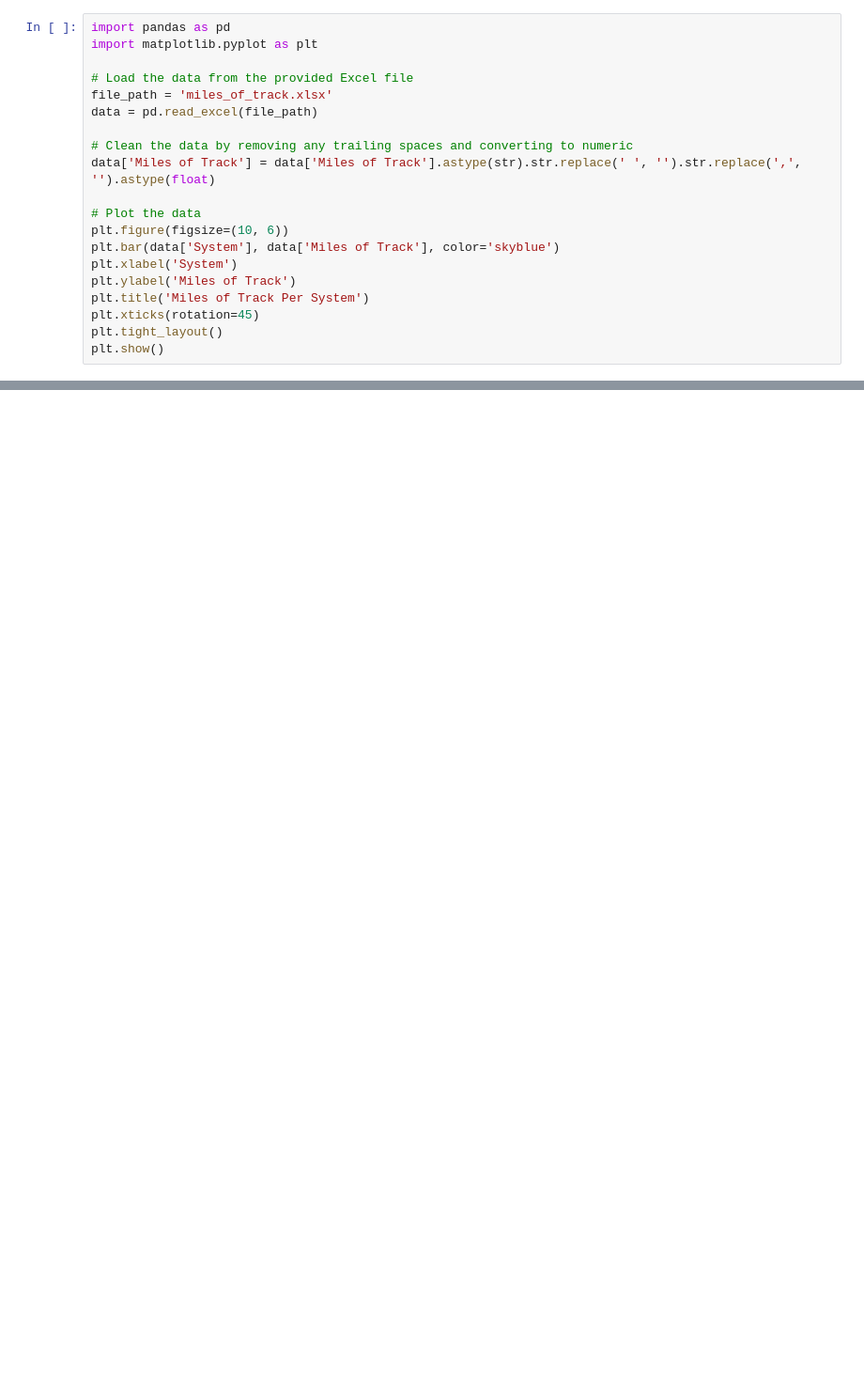
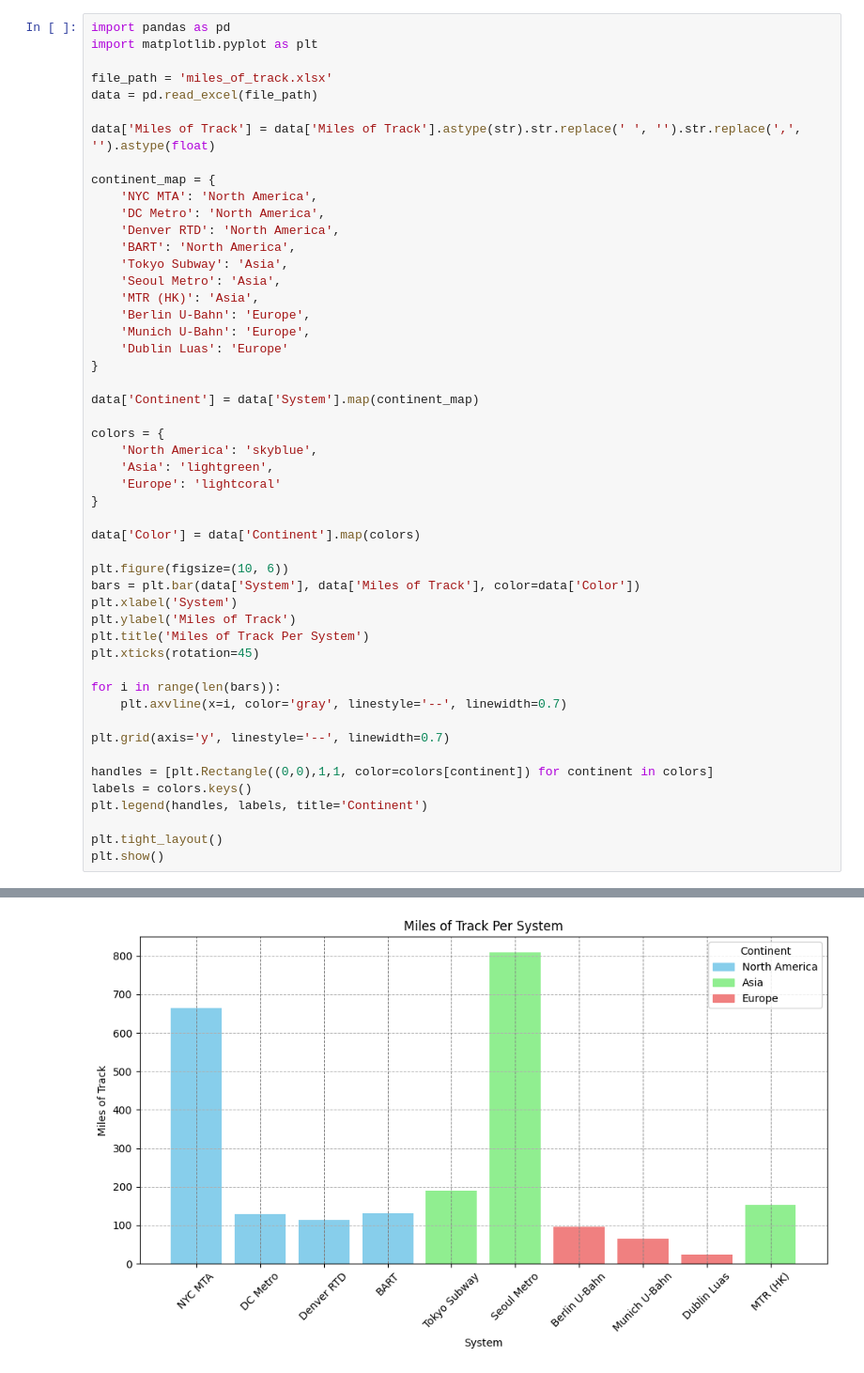
Before and after one commit to DaxuanBaba/mta-crime, a Jupyter notebook: data/miles_of_track.ipynb, the cells around one changed output, grey strips where cells are left out. Shown: that part at 94% size. Drawn from its saved outputs; the diff is of its cells as text; blank space fills up the shorter version.

Commit message:
colored in the metro systems based on the continents they are in

```diff
--- a/data/miles_of_track.ipynb
+++ b/data/miles_of_track.ipynb
@@ -2,20 +2,50 @@
 import pandas as pd
 import matplotlib.pyplot as plt
 
-# Load the data from the provided Excel file
 file_path = 'miles_of_track.xlsx'
 data = pd.read_excel(file_path)
 
-# Clean the data by removing any trailing spaces and converting to numeric
 data['Miles of Track'] = data['Miles of Track'].astype(str).str.replace(' ', '').str.replace(',', '').astype(float)
 
-# Plot the data
+continent_map = {
+    'NYC MTA': 'North America',
+    'DC Metro': 'North America',
+    'Denver RTD': 'North America',
+    'BART': 'North America',
+    'Tokyo Subway': 'Asia',
+    'Seoul Metro': 'Asia',
+    'MTR (HK)': 'Asia',
+    'Berlin U-Bahn': 'Europe',
+    'Munich U-Bahn': 'Europe',
+    'Dublin Luas': 'Europe'
+}
+
+data['Continent'] = data['System'].map(continent_map)
+
+colors = {
+    'North America': 'skyblue',
+    'Asia': 'lightgreen',
+    'Europe': 'lightcoral'
+}
+
+data['Color'] = data['Continent'].map(colors)
+
 plt.figure(figsize=(10, 6))
-plt.bar(data['System'], data['Miles of Track'], color='skyblue')
+bars = plt.bar(data['System'], data['Miles of Track'], color=data['Color'])
 plt.xlabel('System')
 plt.ylabel('Miles of Track')
 plt.title('Miles of Track Per System')
 plt.xticks(rotation=45)
+
+for i in range(len(bars)):
+    plt.axvline(x=i, color='gray', linestyle='--', linewidth=0.7)
+
+plt.grid(axis='y', linestyle='--', linewidth=0.7)
+
+handles = [plt.Rectangle((0,0),1,1, color=colors[continent]) for continent in colors]
+labels = colors.keys()
+plt.legend(handles, labels, title='Continent')
+
 plt.tight_layout()
 plt.show()
 # %% [output]
@@ -22,0 +52 @@ ImportError: Missing optional dependency 'openpyxl'.  Use pip or conda to instal
+[figure, added]
```
Also changed, not shown: parts of 1 cell of this notebook.
